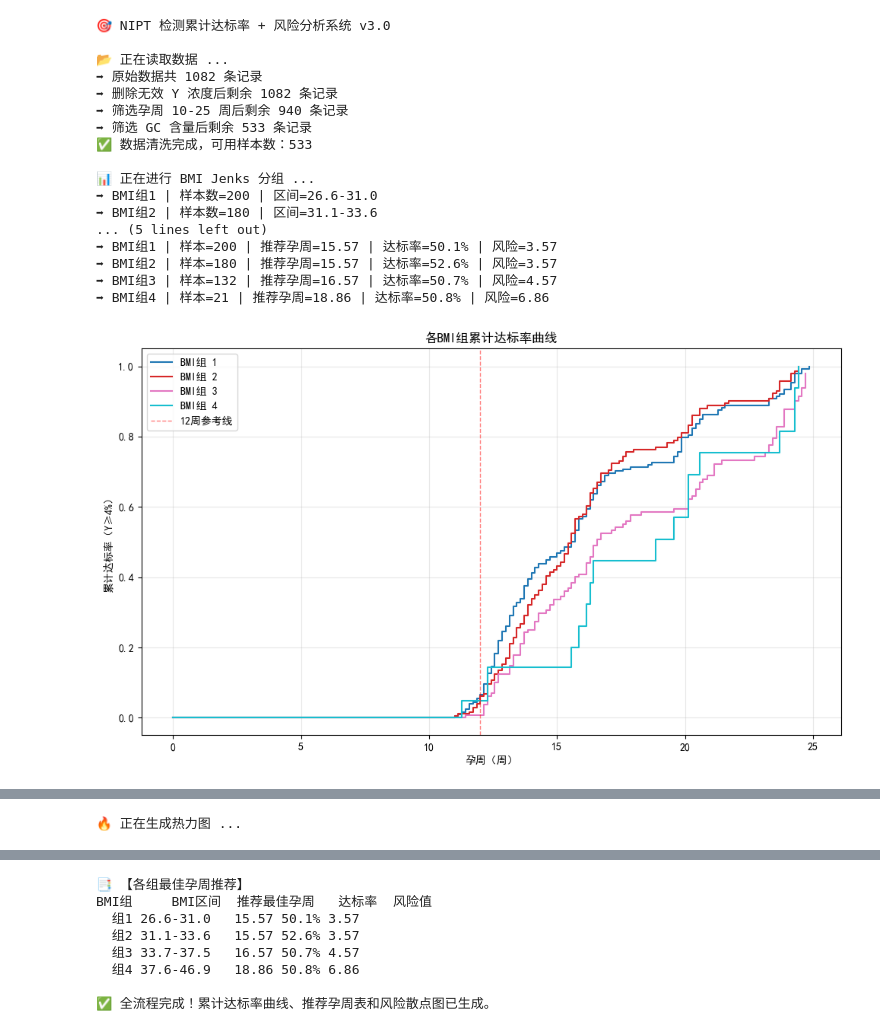
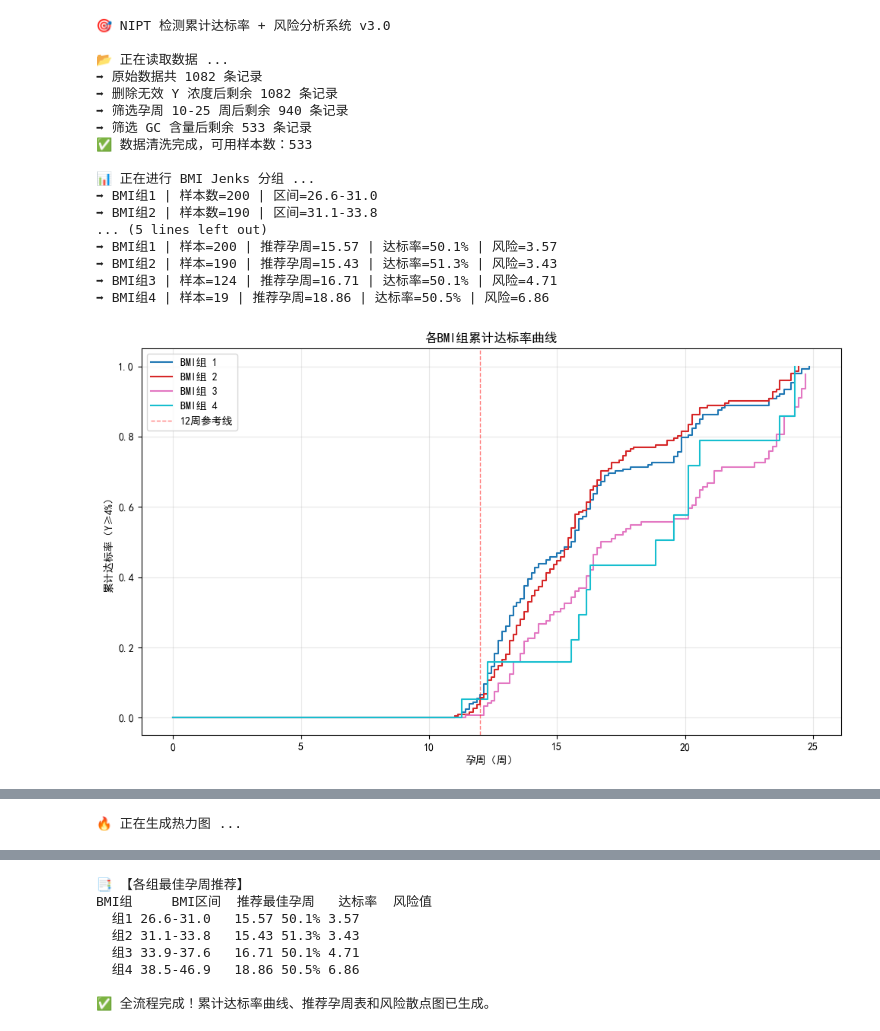
Before and after one commit to Ivesxia/MCM, a Jupyter notebook: Q2_v2.ipynb, the cells around one changed output, grey strips where cells are left out. Saved outputs shown, nothing was run; the diff lists cells and outputs as text; code cells hidden in the pictures.

```diff
--- a/Q2_v2.ipynb
+++ b/Q2_v2.ipynb
@@ -11,9 +11,6 @@ plt.rcParams['font.sans-serif'] = ['SimHei']
 plt.rcParams['axes.unicode_minus'] = False
 
 
-# ------------------------------------------------------------------------------
-# 1. 数据预处理
-# ------------------------------------------------------------------------------
 def preprocess_nipt_data(file_path, sheet_name="男胎检测数据"):
     print("\n📂 正在读取数据 ...")
     df = pd.read_excel(file_path, sheet_name=sheet_name)
@@ -56,9 +53,6 @@ def preprocess_nipt_data(file_path, sheet_name="男胎检测数据"):
     return df_final, bmi_col, y_col, "孕周_小数"
 
 
-# ------------------------------------------------------------------------------
-# 2. Jenks 分组
-# ------------------------------------------------------------------------------
 def jenks_bmi_grouping(df, bmi_col, n_classes=4):
     print("\n📊 正在进行 BMI Jenks 分组 ...")
     classifier = mapclassify.NaturalBreaks(df[bmi_col], k=n_classes)
@@ -73,9 +67,7 @@ def jenks_bmi_grouping(df, bmi_col, n_classes=4):
     return df
 
 
-# ------------------------------------------------------------------------------
-# 3. 累计达标率 + 风险分析
-# ------------------------------------------------------------------------------
+
 def cumulative_survival_analysis(df, bmi_col, y_col, week_col, target_rate=0.5):
     kmf = KaplanMeierFitter()
     plt.figure(figsize=(10, 6))
@@ -132,6 +124,7 @@ def cumulative_survival_analysis(df, bmi_col, y_col, week_col, target_rate=0.5):
 
         # 绘制累计达标率曲线
         plt.step(weeks, cum_rate, where="post", color=color, label=f'BMI组 {g+1}')
+
 
     # ========== 图1 累计达标率曲线 ==========
     plt.xlabel("孕周（周）")
@@ -195,39 +188,36 @@ def cumulative_survival_analysis(df, bmi_col, y_col, week_col, target_rate=0.5):
     print(df_best.to_string(index=False))
     return df_best, summary_table
 
 
-# ------------------------------------------------------------------------------
-# 4. 主流程入口
-# ------------------------------------------------------------------------------
 def main():
     print("🎯 NIPT 检测累计达标率 + 风险分析系统 v3.0")
-    df, bmi_col, y_col, wk_col = preprocess_nipt_data("nipt_data.xlsx")
+    df, bmi_col, y_col, wk_col = preprocess_nipt_data("initial_data/nipt_data.xlsx")
     df = jenks_bmi_grouping(df, bmi_col, n_classes=4)
     df_best, summary = cumulative_survival_analysis(df, bmi_col, y_col, wk_col, target_rate=0.5)
 
     # 保存推荐表
     df_best.to_excel("最佳孕周推荐表.xlsx", index=False)
     print("\n✅ 全流程完成！累计达标率曲线、推荐孕周表和风险散点图已生成。")
 
 
 if __name__ == "__main__":
     main()
 # %% [output]
 🎯 NIPT 检测累计达标率 + 风险分析系统 v3.0
 
 📂 正在读取数据 ...
 ➡ 原始数据共 1082 条记录
 ➡ 删除无效 Y 浓度后剩余 1082 条记录
 ➡ 筛选孕周 10-25 周后剩余 940 条记录
 ➡ 筛选 GC 含量后剩余 533 条记录
 ✅ 数据清洗完成，可用样本数：533
 
 📊 正在进行 BMI Jenks 分组 ...
 ➡ BMI组1 | 样本数=200 | 区间=26.6-31.0
-➡ BMI组2 | 样本数=180 | 区间=31.1-33.6
+➡ BMI组2 | 样本数=190 | 区间=31.1-33.8
 ... (5 lines left out)
 ➡ BMI组1 | 样本=200 | 推荐孕周=15.57 | 达标率=50.1% | 风险=3.57
-➡ BMI组2 | 样本=180 | 推荐孕周=15.57 | 达标率=52.6% | 风险=3.57
-➡ BMI组3 | 样本=132 | 推荐孕周=16.57 | 达标率=50.7% | 风险=4.57
-➡ BMI组4 | 样本=21 | 推荐孕周=18.86 | 达标率=50.8% | 风险=6.86
+➡ BMI组2 | 样本=190 | 推荐孕周=15.43 | 达标率=51.3% | 风险=3.43
+➡ BMI组3 | 样本=124 | 推荐孕周=16.71 | 达标率=50.1% | 风险=4.71
+➡ BMI组4 | 样本=19 | 推荐孕周=18.86 | 达标率=50.5% | 风险=6.86
-[figure, old version]
+[figure, new version]
@@ -237,8 +227,8 @@ if __name__ == "__main__":
 📑 【各组最佳孕周推荐】
 BMI组     BMI区间  推荐最佳孕周   达标率  风险值
   组1 26.6-31.0   15.57 50.1% 3.57
-  组2 31.1-33.6   15.57 52.6% 3.57
-  组3 33.7-37.5   16.57 50.7% 4.57
-  组4 37.6-46.9   18.86 50.8% 6.86
+  组2 31.1-33.8   15.43 51.3% 3.43
+  组3 33.9-37.6   16.71 50.1% 4.71
+  组4 38.5-46.9   18.86 50.5% 6.86
 
 ✅ 全流程完成！累计达标率曲线、推荐孕周表和风险散点图已生成。
```
Also changed, not shown: parts of 1 cell of this notebook, 9 other files.
